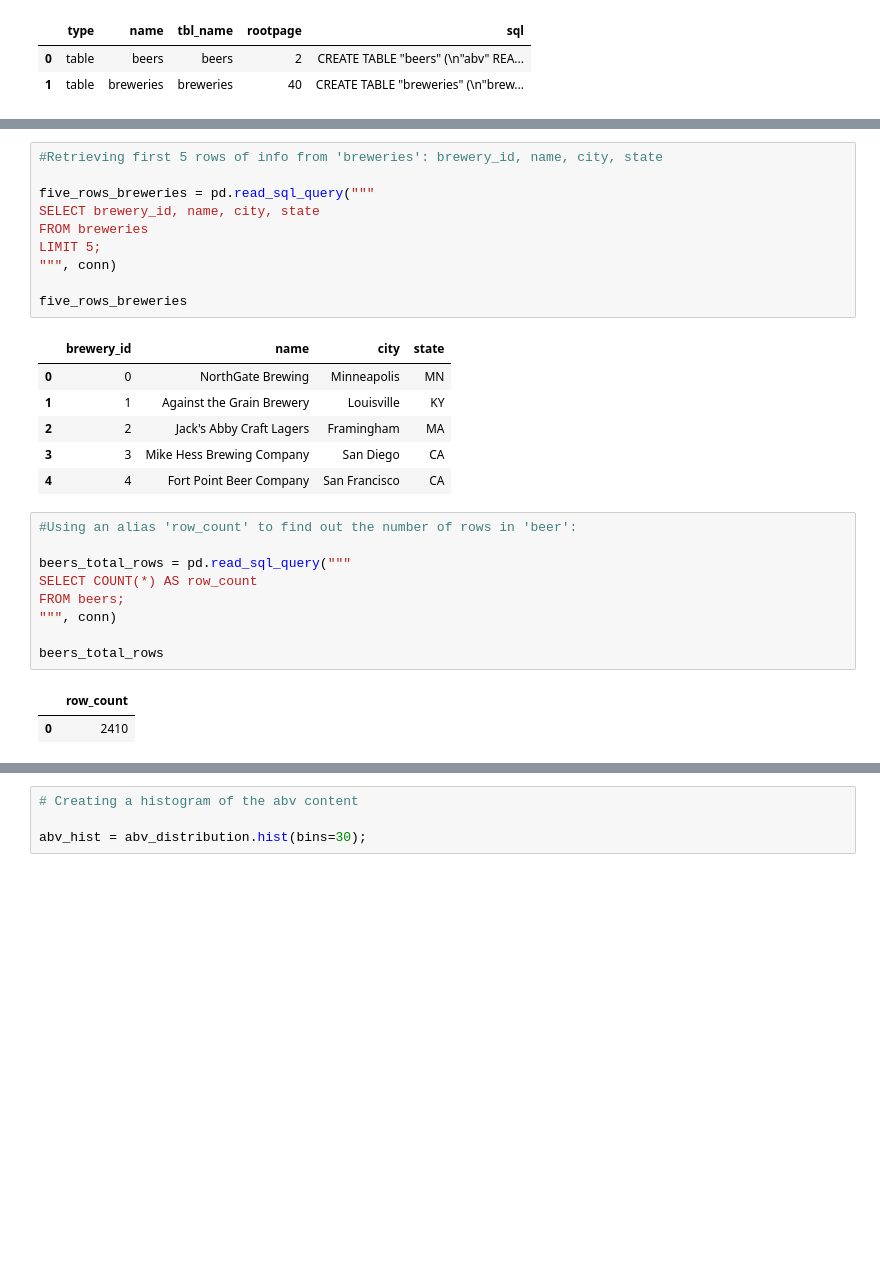
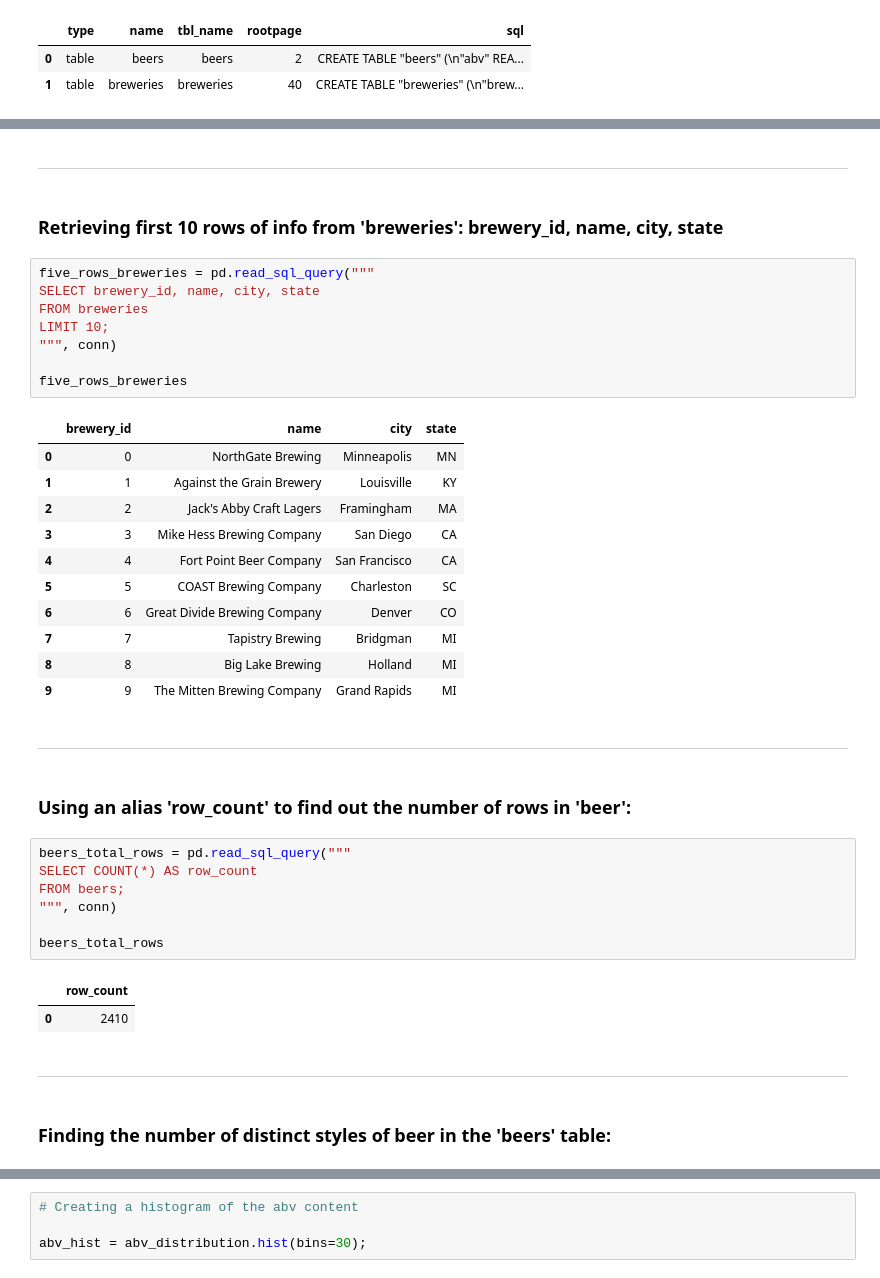
Before and after one commit to Data1234321/Portfolio, a Jupyter notebook: sql-analysis-of-us-craft-beers-breweries.ipynb, the cells around one changed output, grey strips where cells are left out. Cells and saved outputs as stored; diff of their text form; blank space fills up the shorter version.

Commit message:
Kaggle Notebook | SQL Analysis of US Craft Beers & Breweries | Version 5

```diff
--- a/sql-analysis-of-us-craft-beers-breweries.ipynb
+++ b/sql-analysis-of-us-craft-beers-breweries.ipynb
@@ -80,23 +145,32 @@ five_rows_beers
+# %% [markdown]
+***
+# %% [markdown]
+### Retrieving first 10 rows of info from 'breweries': brewery_id, name, city, state
 # %%
-#Retrieving first 5 rows of info from 'breweries': brewery_id, name, city, state
-
 five_rows_breweries = pd.read_sql_query("""
 SELECT brewery_id, name, city, state
 FROM breweries
-LIMIT 5;
+LIMIT 10;
 """, conn)
 
 five_rows_breweries
 # %% [output]
 |  | brewery_id | name | city | state |
 | 0 | 0 | NorthGate Brewing | Minneapolis | MN |
 | 1 | 1 | Against the Grain Brewery | Louisville | KY |
 | 2 | 2 | Jack's Abby Craft Lagers | Framingham | MA |
 | 3 | 3 | Mike Hess Brewing Company | San Diego | CA |
 | 4 | 4 | Fort Point Beer Company | San Francisco | CA |
+| 5 | 5 | COAST Brewing Company | Charleston | SC |
+| 6 | 6 | Great Divide Brewing Company | Denver | CO |
+| 7 | 7 | Tapistry Brewing | Bridgman | MI |
+| 8 | 8 | Big Lake Brewing | Holland | MI |
+| 9 | 9 | The Mitten Brewing Company | Grand Rapids | MI |
+# %% [markdown]
+***
+# %% [markdown]
+### Using an alias 'row_count' to find out the number of rows in 'beer':
 # %%
-#Using an alias 'row_count' to find out the number of rows in 'beer':
-
 beers_total_rows = pd.read_sql_query("""
 SELECT COUNT(*) AS row_count
 FROM beers;
@@ -106,4 +180,8 @@ beers_total_rows
 # %% [output]
 |  | row_count |
 | 0 | 2410 |
+# %% [markdown]
+***
+# %% [markdown]
+### Finding the number of distinct styles of beer in the 'beers' table:
 # %%
```
Also changed, not shown: parts of 41 cells of this notebook.
